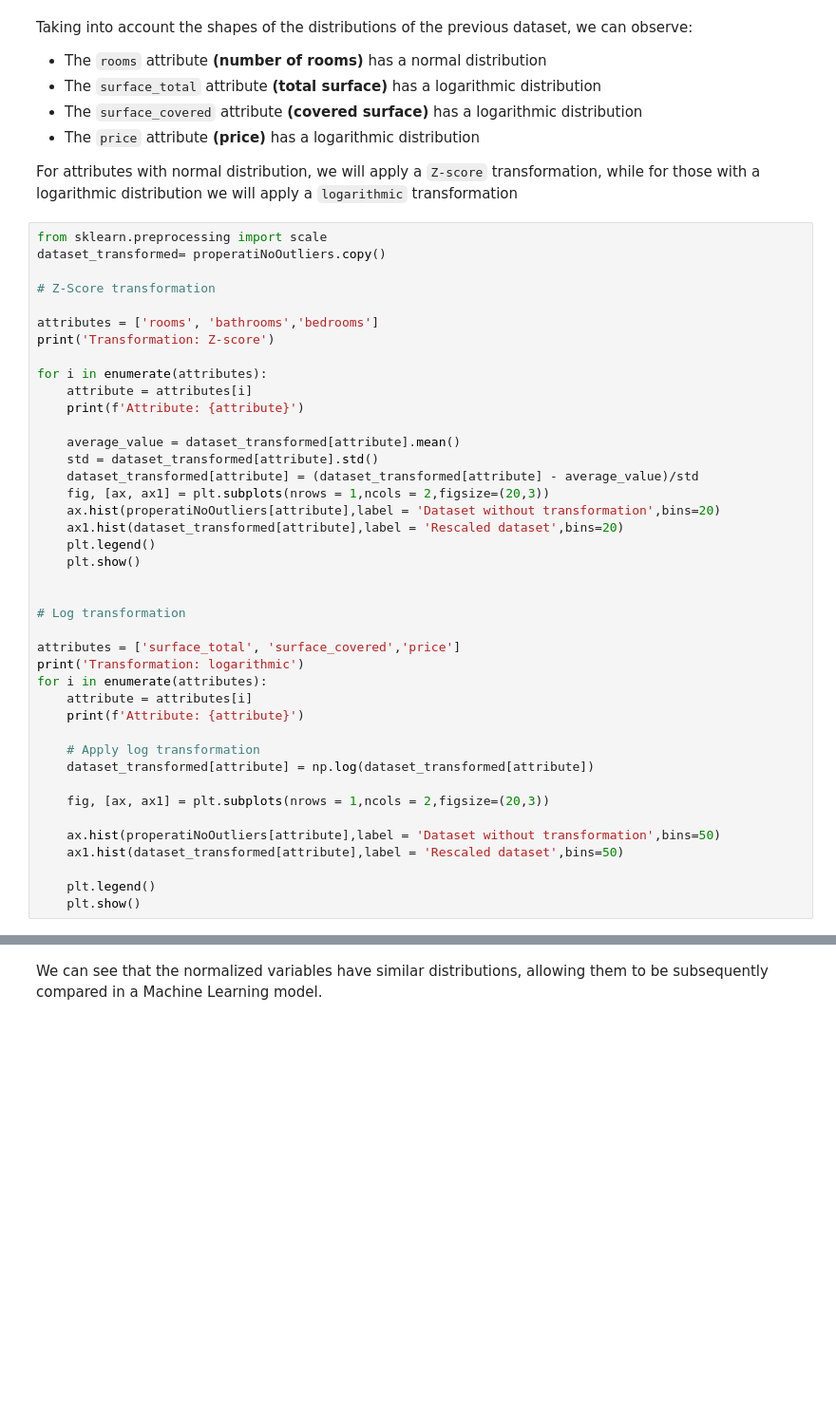
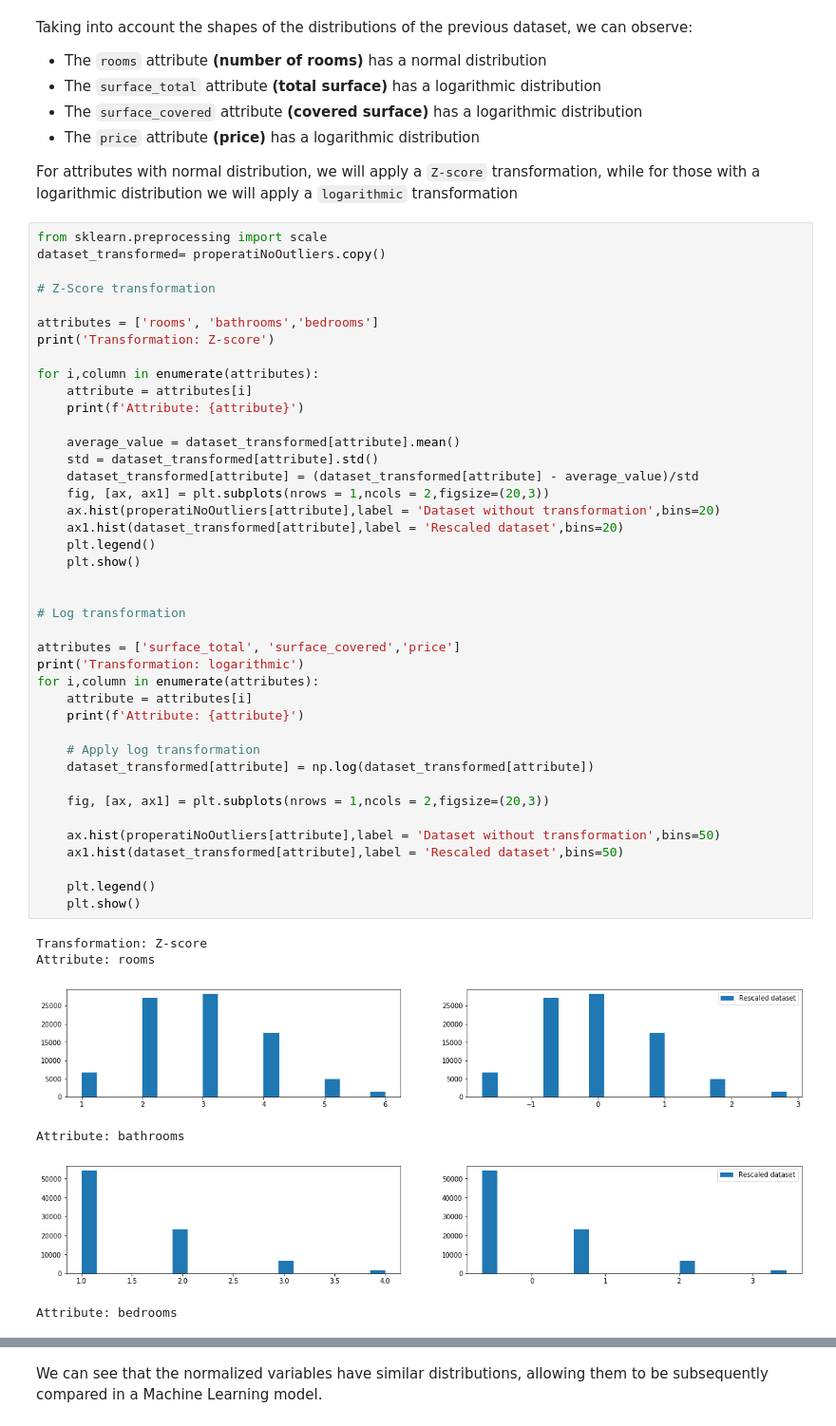
Before and after one commit to gpozzi/machine-learning, a Jupyter notebook: acamica-data-scientist/house_price_prediction/DSProject02.ipynb, the cells around one changed output, grey strips where cells are left out. Shown at 95% size. Cells and saved outputs as stored; diff of their text form; blank space fills up the shorter version.

```diff
--- a/acamica-data-scientist/house_price_prediction/DSProject02.ipynb
+++ b/acamica-data-scientist/house_price_prediction/DSProject02.ipynb
@@ -427,35 +426,42 @@ dataset_transformed= properatiNoOutliers.copy()
 attributes = ['rooms', 'bathrooms','bedrooms']
 print('Transformation: Z-score')
 
-for i in enumerate(attributes):
+for i,column in enumerate(attributes):
     attribute = attributes[i]
     print(f'Attribute: {attribute}')
 
     average_value = dataset_transformed[attribute].mean()
     std = dataset_transformed[attribute].std()
     dataset_transformed[attribute] = (dataset_transformed[attribute] - average_value)/std
     fig, [ax, ax1] = plt.subplots(nrows = 1,ncols = 2,figsize=(20,3))
     ax.hist(properatiNoOutliers[attribute],label = 'Dataset without transformation',bins=20)
     ax1.hist(dataset_transformed[attribute],label = 'Rescaled dataset',bins=20)
     plt.legend()
     plt.show()
 
 
 # Log transformation
 
 attributes = ['surface_total', 'surface_covered','price']
 print('Transformation: logarithmic')
-for i in enumerate(attributes):
+for i,column in enumerate(attributes):
     attribute = attributes[i]
     print(f'Attribute: {attribute}')
 
     # Apply log transformation
     dataset_transformed[attribute] = np.log(dataset_transformed[attribute])
 
     fig, [ax, ax1] = plt.subplots(nrows = 1,ncols = 2,figsize=(20,3))
 
     ax.hist(properatiNoOutliers[attribute],label = 'Dataset without transformation',bins=50)
     ax1.hist(dataset_transformed[attribute],label = 'Rescaled dataset',bins=50)
 
     plt.legend()
     plt.show()
+# %% [output]
+Transformation: Z-score
+Attribute: rooms
+[figure, added]
+Attribute: bathrooms
+[figure, added]
+Attribute: bedrooms
```
Also changed, not shown: parts of 17 cells of this notebook.
